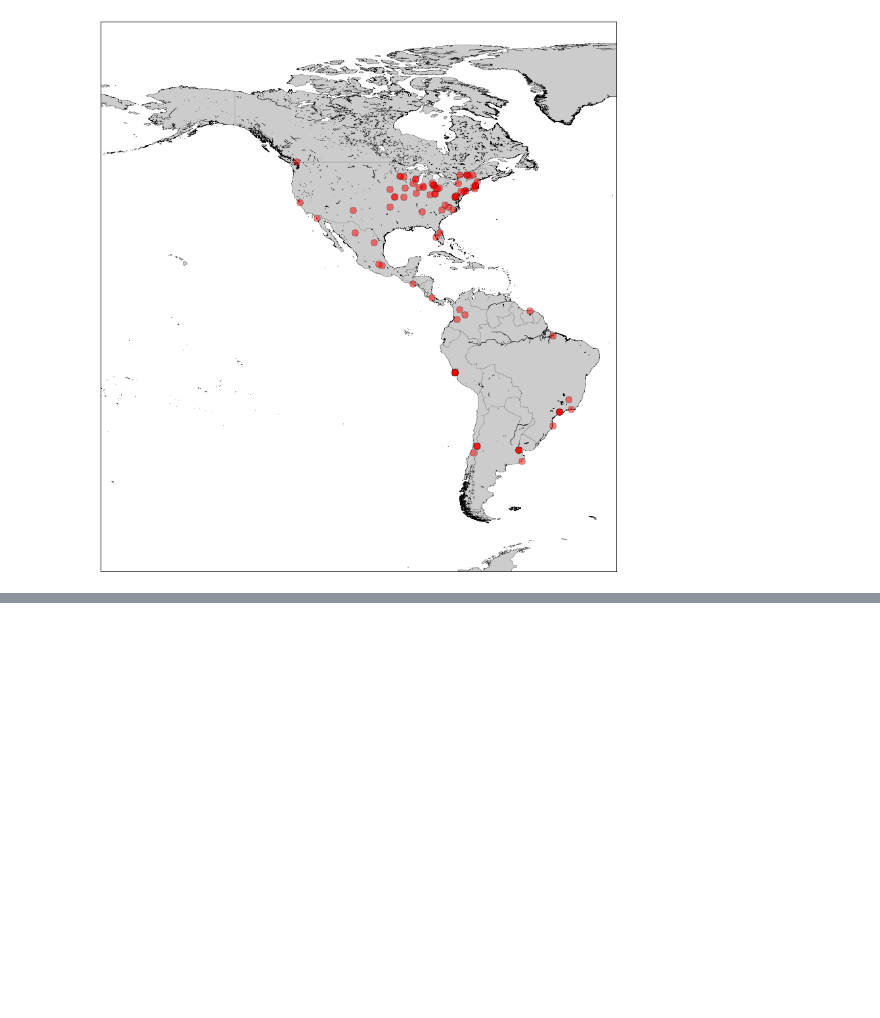
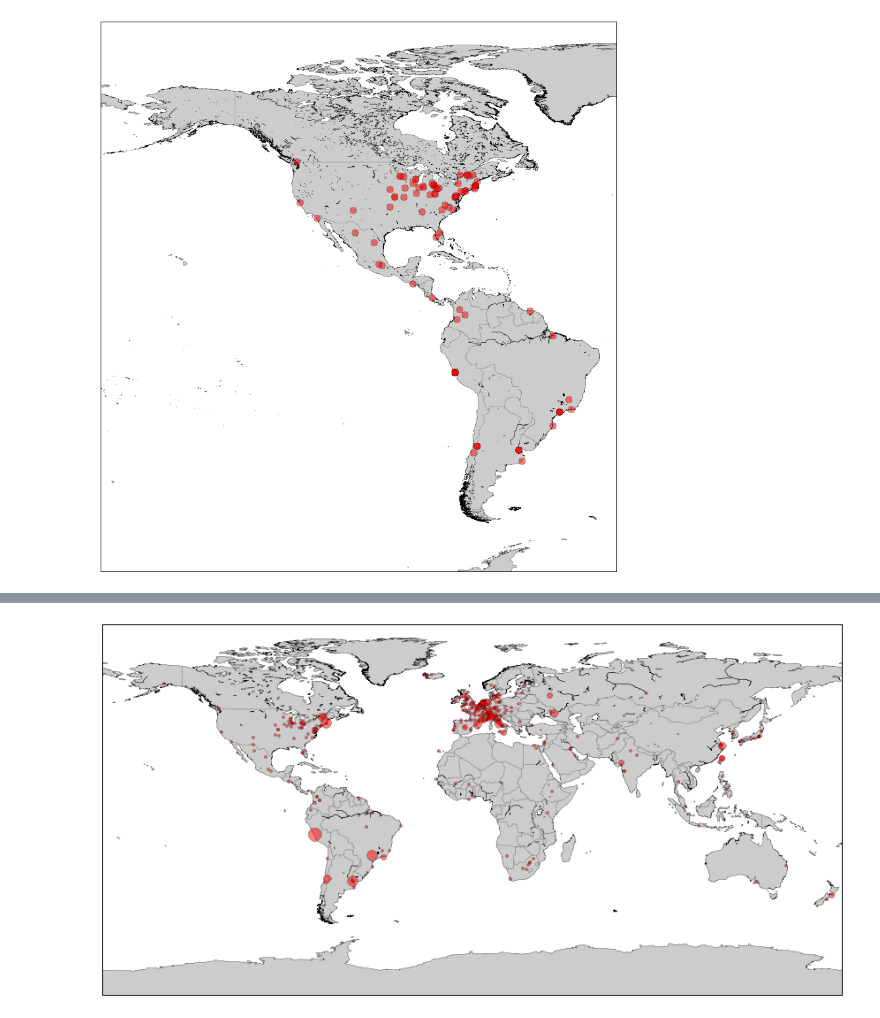
Before and after one commit to openp2pdesign/FabLab-Mapping--Python, a Jupyter notebook: FabLab-Mapping--Python.ipynb, the cells around one changed output, grey strips where cells are left out. Cells and saved outputs as stored; diff of their text form; code cells hidden in the pictures; blank space fills up the shorter version.

```diff
--- a/FabLab-Mapping--Python.ipynb
+++ b/FabLab-Mapping--Python.ipynb
@@ -193,0 +296,32 @@ plt.savefig('FabLabs-America.pdf')
+# %%
+figure(figsize=(15,15))
+
+# create the map: World
+id_map = Basemap()
+id_map = Basemap(resolution = 'l', area_thresh = 1000.0,
+              lat_0=0, lon_0=0)
+
+# draw important features
+id_map.drawcoastlines(linewidth=.3)
+id_map.drawcountries(linewidth=.2)
+id_map.fillcontinents(color='0.8') # Light gray
+id_map.drawmapboundary()
+
+# Transform from (lat, lon) to (x, y)
+x1, y1 = id_map(x, y)
+
+# Plot data
+for i in xrange(len(x1)):
+    # Use this to filter out cities with less labs, if necessary
+    if size[i] == 0:
+        newsize = 0
+    else:
+        newsize = size[i]
+    id_map.plot(x1[i], y1[i], 'or',
+                markersize=newsize*3,
+                alpha=.5)
+
+# Save the file
+#plt.savefig('FabLabs-World-sizebynumber.pdf')
+# %% [output]
+[figure, added]
```
Also changed, not shown: parts of 6 cells of this notebook.
